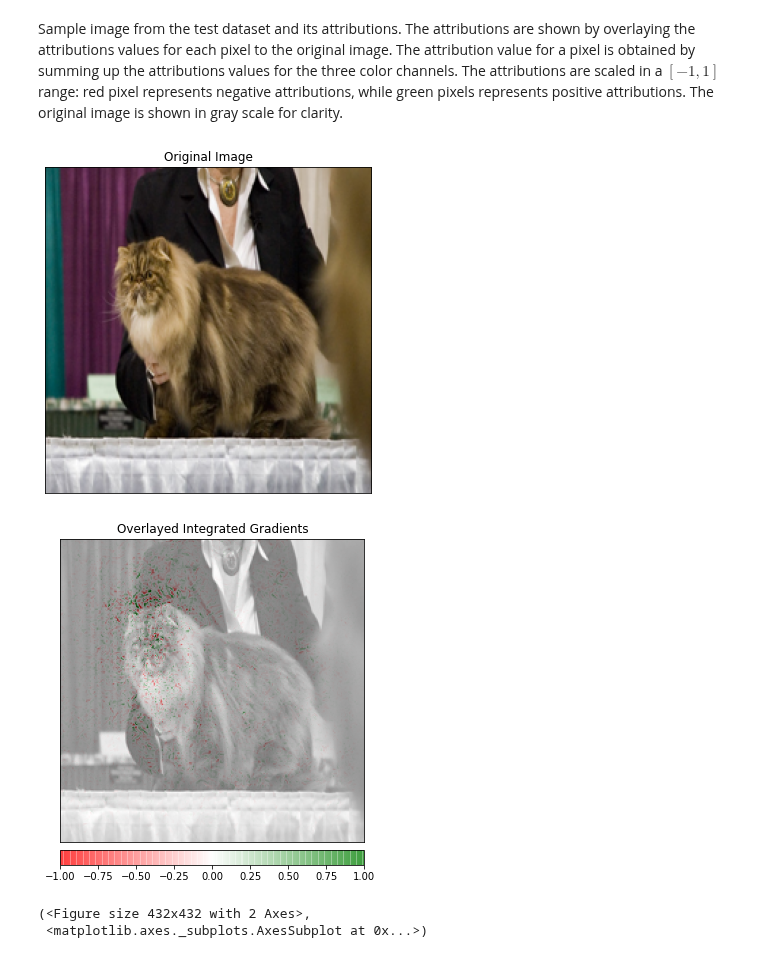
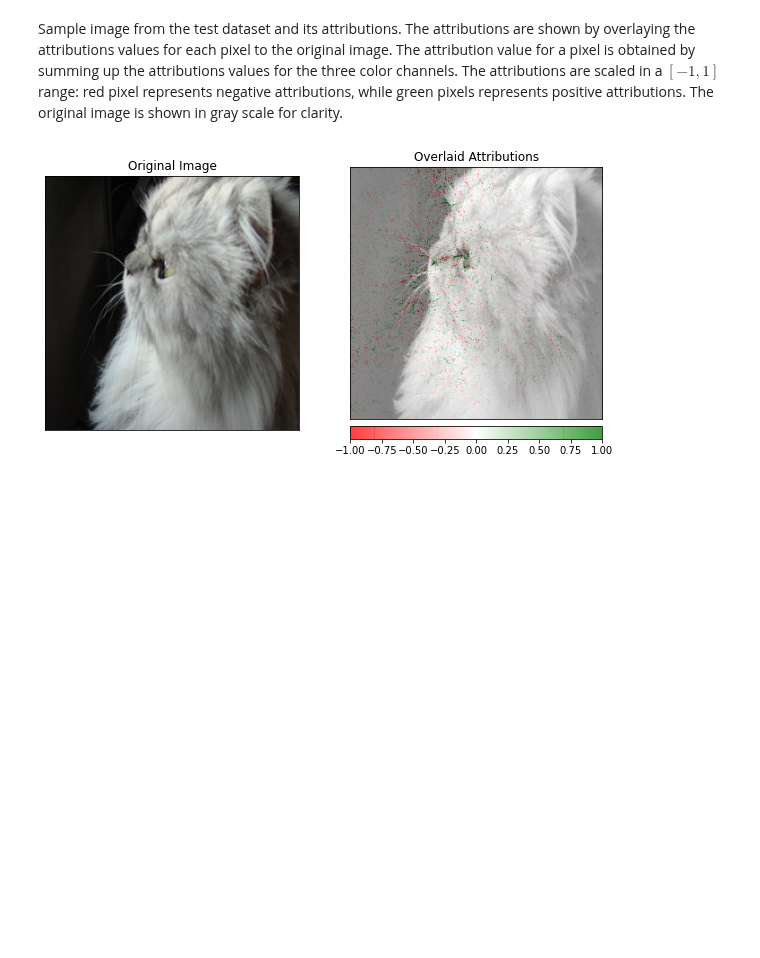
Before and after one commit to SeldonIO/alibi, a Jupyter notebook: examples/integrated_gradients_imagenet.ipynb, the cells around one changed output. Cells and saved outputs as stored; diff of their text form; code cells hidden in the pictures; blank space fills up the shorter version.

```diff
--- a/examples/integrated_gradients_imagenet.ipynb
+++ b/examples/integrated_gradients_imagenet.ipynb
@@ -36,4 +33,4 @@ Images shape: (10, 224, 224, 3)
 # %%
-i = 9
+i = 2
 plt.imshow(data[i]);
 # %% [output]
@@ -60,9 +57,10 @@ ig  = IntegratedGradients(model,
                           method=method,
                           internal_batch_size=internal_batch_size)
 # %%
+predictions = model(data).numpy().argmax(axis=1)
 explanation = ig.explain(data,
                          baselines=None,
-                         target=labels)
+                         target=predictions)
 # %%
 # Metadata from the explanation object
 explanation.meta
@@ -106,18 +105,18 @@ baselines = np.random.random_sample(data.shape)
 # %%
 explanation = ig.explain(data,
                          baselines=baselines,
-                         target=labels)
+                         target=predictions)
 # %%
-attrs = explanation.data['attributions']
+attrs = explanation.attributions
 # %% [markdown]
 Sample image from the test dataset and its attributions. The attributions are shown by overlaying the attributions values for each pixel to the original image. The attribution value for a pixel is obtained by summing up the attributions values for the three color channels. The attributions are scaled in a $[-1, 1]$ range: red pixel represents negative attributions, while green pixels represents positive attributions. The original image is shown in gray scale for clarity.
 # %%
-visualize_image_attr(None, data[i],
-                      method="original_image", title="Original Image")
-visualize_image_attr(attrs[i], data[i], method="blended_heat_map",sign="all",
-                          show_colorbar=True, title="Overlayed Integrated Gradients")
+fig, ax = plt.subplots(nrows=1, ncols=2, figsize=(10, 5))
+visualize_image_attr(attr=None, original_image=data[i], method='original_image',
+                    title='Original Image', plt_fig_axis=(fig, ax[0]), use_pyplot=False);
+
+visualize_image_attr(attr=attrs[i], original_image=data[i], method='blended_heat_map',
+                    sign='all', show_colorbar=True, title='Overlaid Attributions',
+                     plt_fig_axis=(fig, ax[1]), use_pyplot=True);
 # %% [output]
-[figure, old version]
+[figure, new version]
-[figure, removed]
-(<Figure size 432x432 with 2 Axes>,
- <matplotlib.axes._subplots.AxesSubplot at 0x...>)
```
Also changed, not shown: parts of 12 cells of this notebook.
